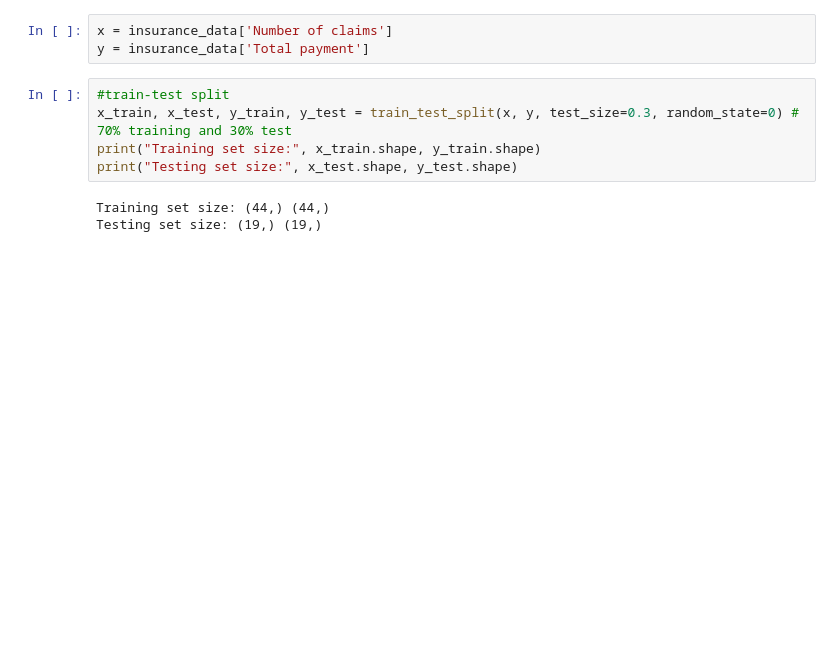
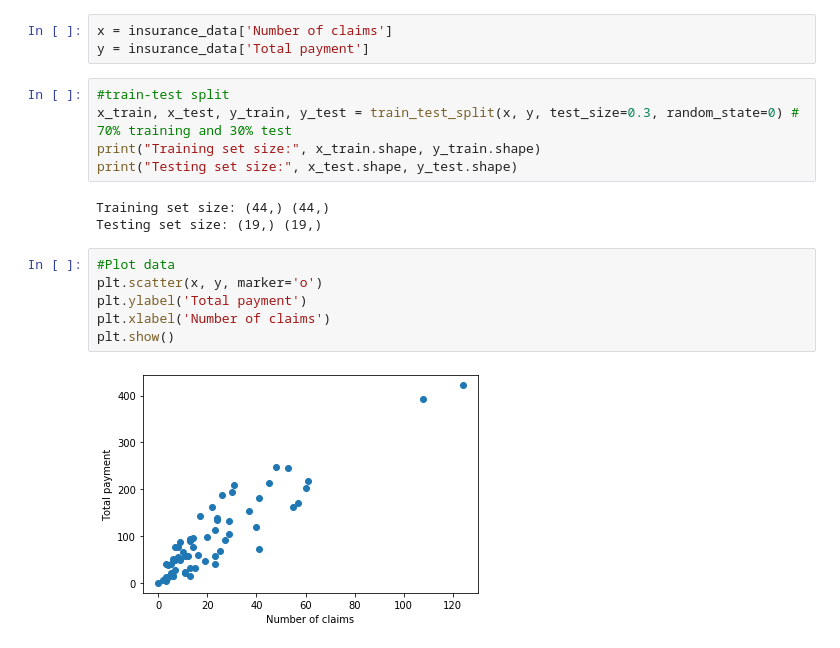
Before and after one commit to abdelrahman-ayad/MiCM-introML-W21, a Jupyter notebook: notebooks/ANNs_Instructor.ipynb, the cells around one changed output. Drawn from its saved outputs; the diff is of its cells as text; blank space fills up the shorter version.

```diff
--- a/notebooks/ANNs_Instructor.ipynb
+++ b/notebooks/ANNs_Instructor.ipynb
@@ -38,3 +38,11 @@ print("Testing set size:", x_test.shape, y_test.shape)
 # %% [output]
 Training set size: (44,) (44,)
 Testing set size: (19,) (19,)
+# %%
+#Plot data
+plt.scatter(x, y, marker='o')
+plt.ylabel('Total payment')
+plt.xlabel('Number of claims')
+plt.show()
+# %% [output]
+[figure, added]
```
Also changed, not shown: parts of 4 cells of this notebook, 4 other files.
